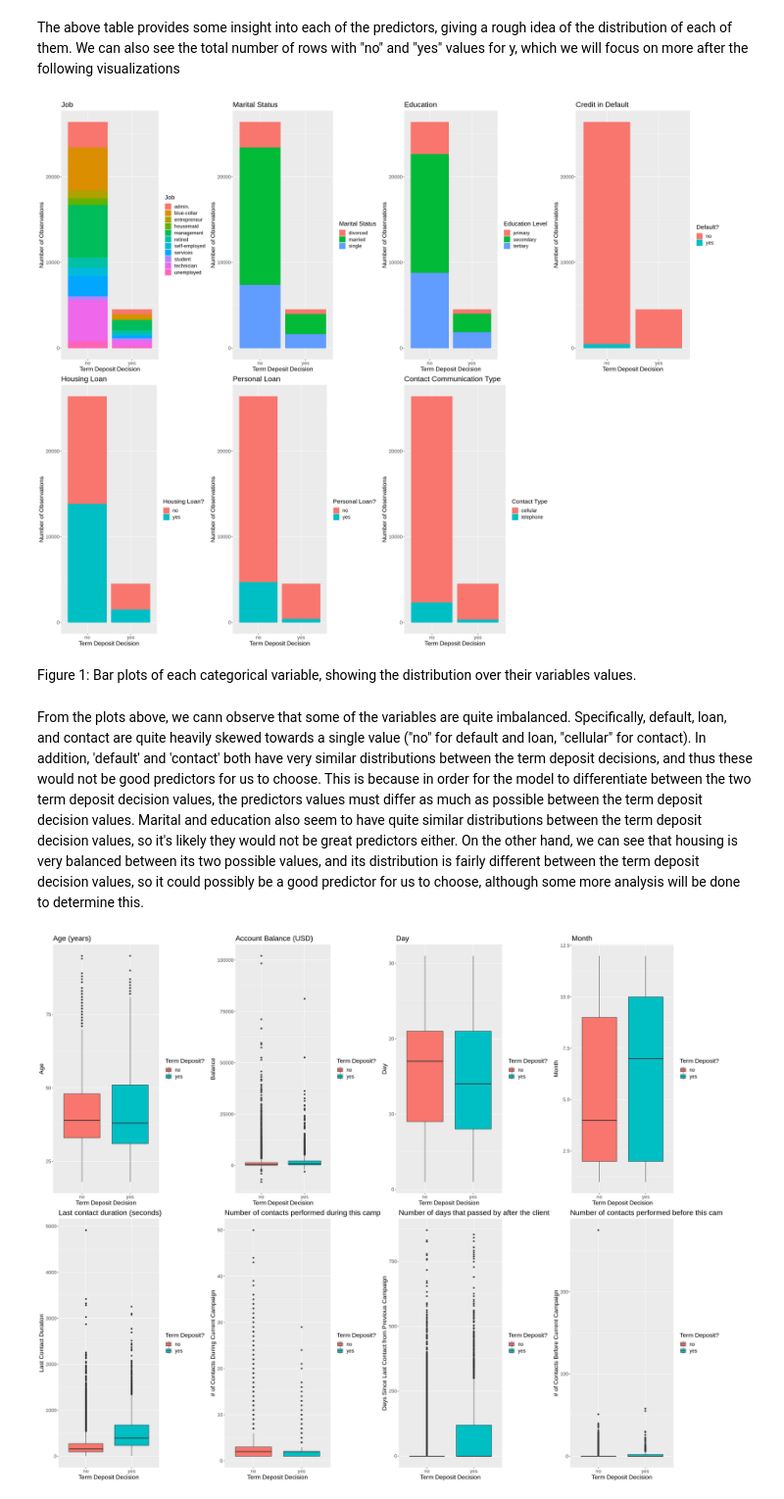
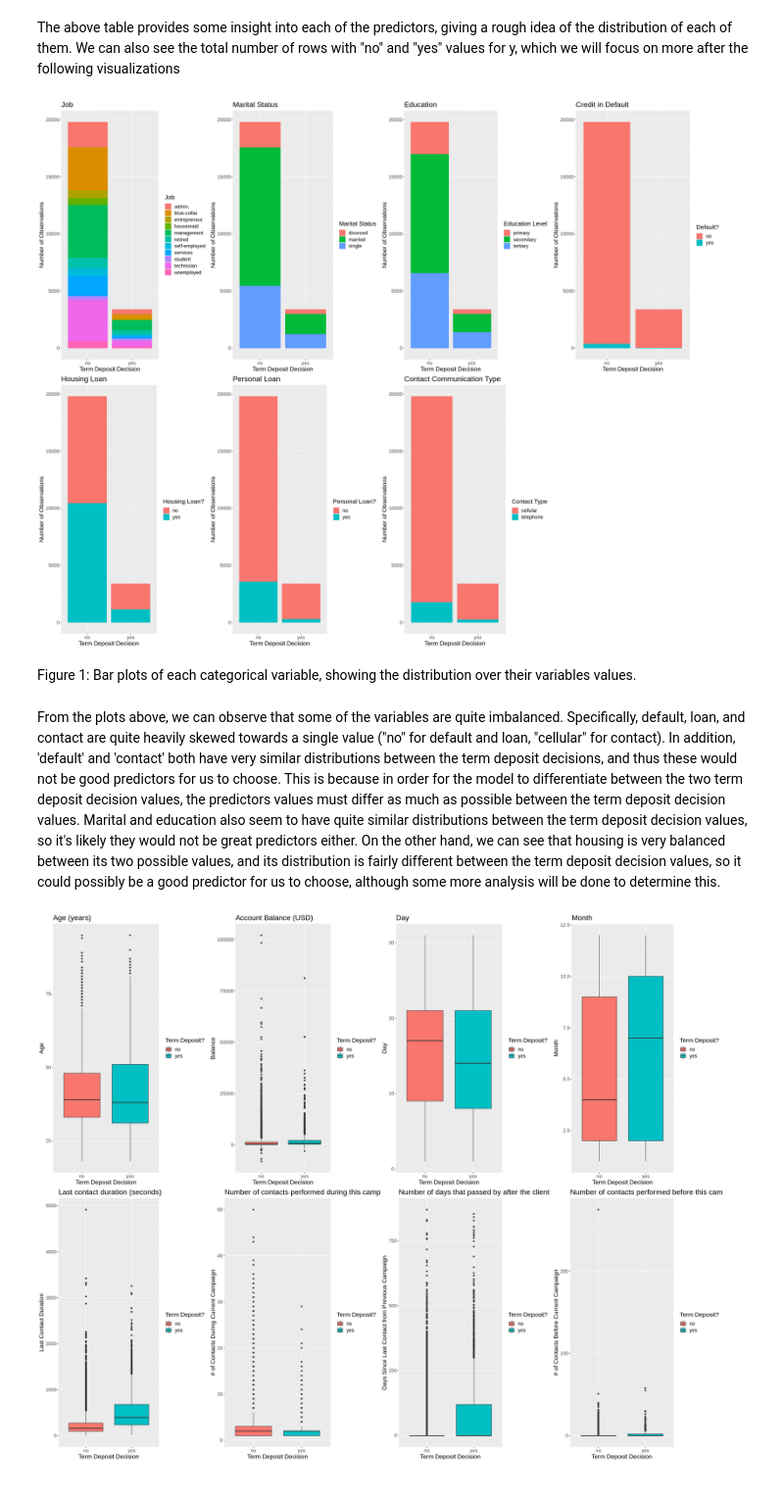
Before and after one commit to ArmaanKara/DSCI25Project, a Jupyter notebook: Final_Project.ipynb, the cells around one changed output. Shown at 98% size. Saved outputs shown, nothing was run; the diff lists cells and outputs as text; code cells hidden in the pictures.

```diff
--- a/Final_Project.ipynb
+++ b/Final_Project.ipynb
@@ -209,68 +244,68 @@ options(repr.plot.width=25, repr.plot.height=20)
 #Categorical Predictors
 
 #Graph for Job
-p_job <- ggplot(bank_data_filtered, aes(x = factor(y))) +
+p_job <- ggplot(bank_train, aes(x = factor(y))) +
     geom_bar(aes(fill = job)) +
     theme(text = element_text(size = 16)) +
     labs(x = "Term Deposit Decision", y = "Number of Observations", fill = "Job") +
     ggtitle("Job")
 
 #Graph Martial Status
-p_marital <- ggplot(bank_data_filtered, aes(x = factor(y))) +
+p_marital <- ggplot(bank_train, aes(x = factor(y))) +
     geom_bar(aes(fill = marital)) +
     theme(text = element_text(size = 16)) +
     labs(x = "Term Deposit Decision", y = "Number of Observations", fill = "Marital Status") +
     ggtitle("Marital Status")
 
 #Graph Education
-p_education <- ggplot(bank_data_filtered, aes(x = factor(y))) +
+p_education <- ggplot(bank_train, aes(x = factor(y))) +
     geom_bar(aes(fill = education)) +
     theme(text = element_text(size = 16)) +
     labs(x = "Term Deposit Decision", y = "Number of Observations", fill = "Education Level") +
     ggtitle("Education")
 
 #Graph Default
-p_default <- ggplot(bank_data_filtered, aes(x = factor(y))) +
+p_default <- ggplot(bank_train, aes(x = factor(y))) +
     geom_bar(aes(fill = default)) +
     theme(text = element_text(size = 16)) +
     labs(x = "Term Deposit Decision", y = "Number of Observations", fill = "Default?") +
     ggtitle("Credit in Default")
 
 #Graph Housing
-p_housing <- ggplot(bank_data_filtered, aes(x = factor(y))) +
+p_housing <- ggplot(bank_train, aes(x = factor(y))) +
     geom_bar(aes(fill = housing)) +
     theme(text = element_text(size = 16)) +
     labs(x = "Term Deposit Decision", y = "Number of Observations", fill = "Housing Loan?") +
     ggtitle("Housing Loan")
 
 #Graph Loan
-p_loan <- ggplot(bank_data_filtered, aes(x = factor(y))) +
+p_loan <- ggplot(bank_train, aes(x = factor(y))) +
     geom_bar(aes(fill = loan)) +
     theme(text = element_text(size = 16)) +
     labs(x = "Term Deposit Decision", y = "Number of Observations", fill = "Personal Loan?") +
     ggtitle("Personal Loan")
 
 #Graph Contact
-p_contact <- ggplot(bank_data_filtered, aes(x = factor(y))) +
+p_contact <- ggplot(bank_train, aes(x = factor(y))) +
     geom_bar(aes(fill = contact)) +
     theme(text = element_text(size = 16)) +
     labs(x = "Term Deposit Decision", y = "Number of Observations", fill = "Contact Type") +
     ggtitle("Contact Communication Type")
 
 grid.arrange(p_job,
              p_marital,
              p_education,
              p_default,
              p_housing,
              p_loan,
              p_contact,
              nrow = 2)
 # %% [output]
-[figure, old version]
+[figure, new version]
 # %% [markdown]
 Figure 1: Bar plots of each categorical variable, showing the distribution over their variables values.
 # %% [markdown]
-From the plots above, we cann observe that some of the variables are quite imbalanced. Specifically, default, loan, and contact are quite heavily skewed towards a single value ("no" for default and loan, "cellular" for contact). In addition, 'default' and 'contact' both have very similar distributions between the term deposit decisions, and thus these would not be good predictors for us to choose. This is because in order for the model to differentiate between the two term deposit decision values, the predictors values must differ as much as possible between the term deposit decision values. Marital and education also seem to have quite similar distributions between the term deposit decision values, so it's likely they would not be great predictors either. On the other hand, we can see that housing is very balanced between its two possible values, and its distribution is fairly different between the term deposit decision values, so it could possibly be a good predictor for us to choose, although some more analysis will be done to determine this.
+From the plots above, we can observe that some of the variables are quite imbalanced. Specifically, default, loan, and contact are quite heavily skewed towards a single value ("no" for default and loan, "cellular" for contact). In addition, 'default' and 'contact' both have very similar distributions between the term deposit decisions, and thus these would not be good predictors for us to choose. This is because in order for the model to differentiate between the two term deposit decision values, the predictors values must differ as much as possible between the term deposit decision values. Marital and education also seem to have quite similar distributions between the term deposit decision values, so it's likely they would not be great predictors either. On the other hand, we can see that housing is very balanced between its two possible values, and its distribution is fairly different between the term deposit decision values, so it could possibly be a good predictor for us to choose, although some more analysis will be done to determine this.
 # %%
 #Numerical Predictors
 
```
Also changed, not shown: parts of 27 cells of this notebook.
